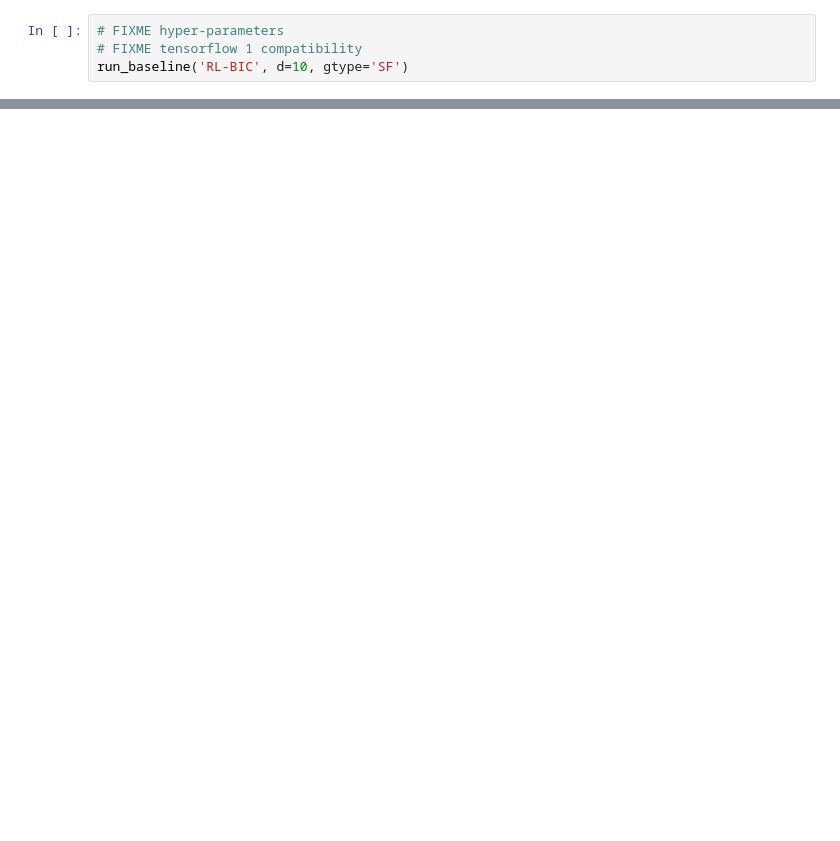
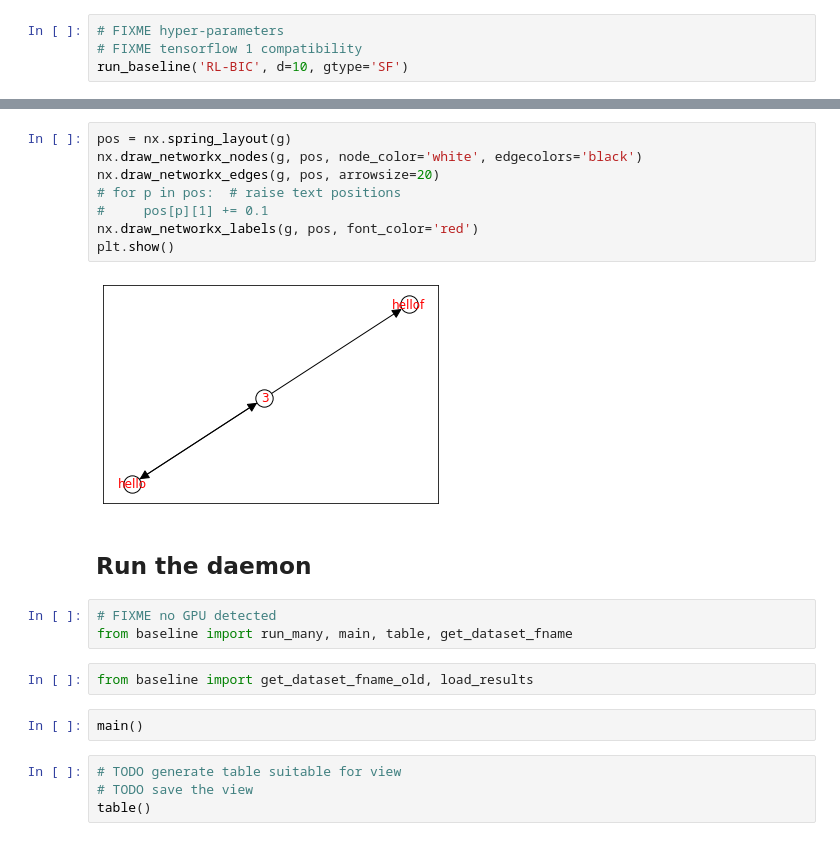
Before and after one commit to lihebi/DAG-EQ, a Jupyter notebook: src/baseline.ipynb, the cells around one changed output, grey strips where cells are left out. Drawn from its saved outputs; the diff is of its cells as text; blank space fills up the shorter version.

```diff
--- a/src/baseline.ipynb
+++ b/src/baseline.ipynb
@@ -108,0 +404,23 @@ run_baseline('RL-BIC', d=10, gtype='SF')
+# %%
+pos = nx.spring_layout(g)
+nx.draw_networkx_nodes(g, pos, node_color='white', edgecolors='black')
+nx.draw_networkx_edges(g, pos, arrowsize=20)
+# for p in pos:  # raise text positions
+#     pos[p][1] += 0.1
+nx.draw_networkx_labels(g, pos, font_color='red')
+plt.show()
+# %% [output]
+[figure, added]
+# %% [markdown]
+## Run the daemon
+# %%
+# FIXME no GPU detected
+from baseline import run_many, main, table, get_dataset_fname
+# %%
+from baseline import get_dataset_fname_old, load_results
+# %%
+main()
+# %%
+# TODO generate table suitable for view
+# TODO save the view
+table()
```
Also changed, not shown: parts of 90 cells of this notebook, 5 other files.
